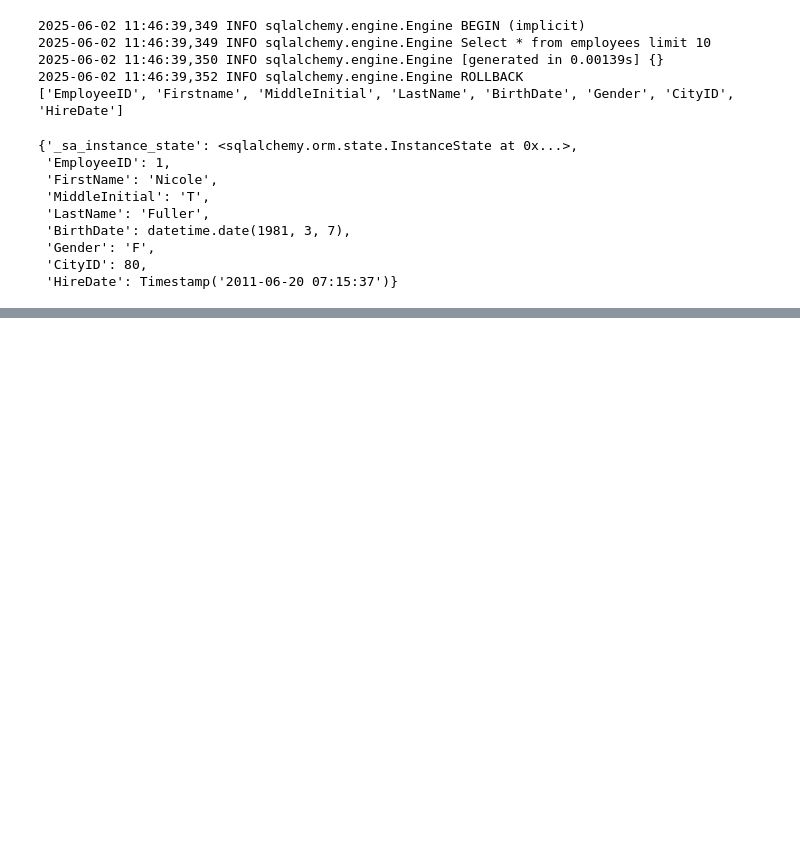
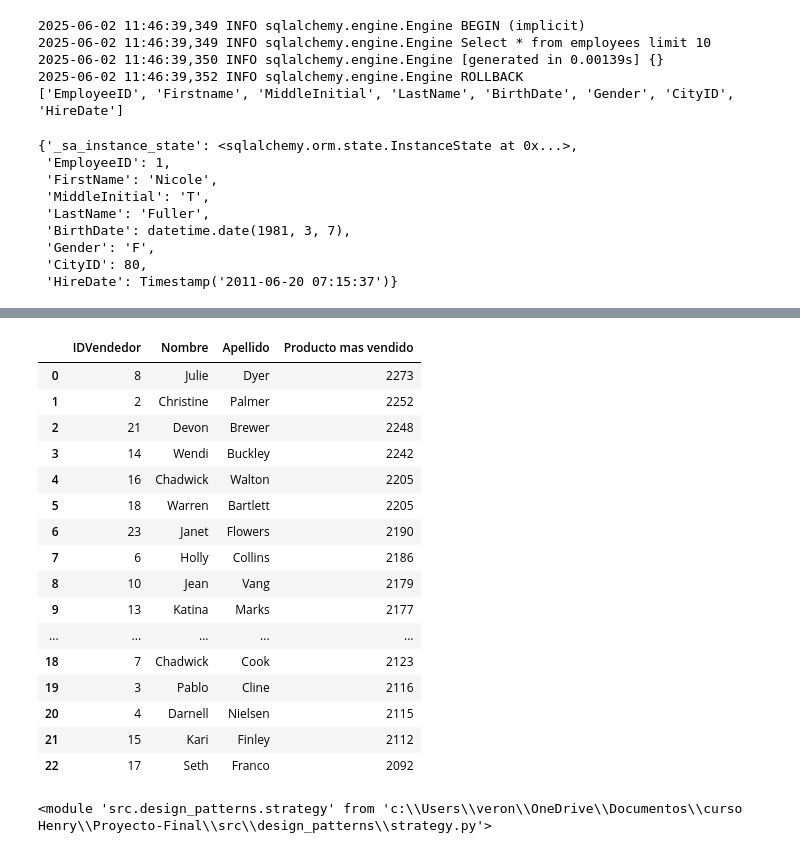
Before and after one commit to veronicajujuy/proyecto-final, a Jupyter notebook: main.ipynb, the cells around one changed output, grey strips where cells are left out. Saved outputs shown, nothing was run; the diff lists cells and outputs as text; code cells hidden in the pictures; blank space fills up the shorter version.

```diff
--- a/main.ipynb
+++ b/main.ipynb
@@ -105,0 +165,28 @@ employees[0].__dict__
+# %%
+from src.design_patterns.strategy import TopProductSalesByEmployee
+report = TopProductSalesByEmployee()
+report.generate_report(df, "ProductID")
+# %% [output]
+|  | IDVendedor | Nombre | Apellido | Producto mas vendido |
+| 0 | 8 | Julie | Dyer | 2273 |
+| 1 | 2 | Christine | Palmer | 2252 |
+| 2 | 21 | Devon | Brewer | 2248 |
+| 3 | 14 | Wendi | Buckley | 2242 |
+| 4 | 16 | Chadwick | Walton | 2205 |
+| 5 | 18 | Warren | Bartlett | 2205 |
+| 6 | 23 | Janet | Flowers | 2190 |
+| 7 | 6 | Holly | Collins | 2186 |
+| 8 | 10 | Jean | Vang | 2179 |
+| 9 | 13 | Katina | Marks | 2177 |
+| ... | ... | ... | ... | ... |
+| 18 | 7 | Chadwick | Cook | 2123 |
+| 19 | 3 | Pablo | Cline | 2116 |
+| 20 | 4 | Darnell | Nielsen | 2115 |
+| 21 | 15 | Kari | Finley | 2112 |
+| 22 | 17 | Seth | Franco | 2092 |
+# %%
+import importlib
+import src.design_patterns.strategy
+importlib.reload(src.design_patterns.strategy)
+# %% [output]
+<module 'src.design_patterns.strategy' from 'c:\\Users\\veron\\OneDrive\\Documentos\\curso Henry\\Proyecto-Final\\src\\design_patterns\\strategy.py'>
```
Also changed, not shown: parts of 3 cells of this notebook, 2 other files.
